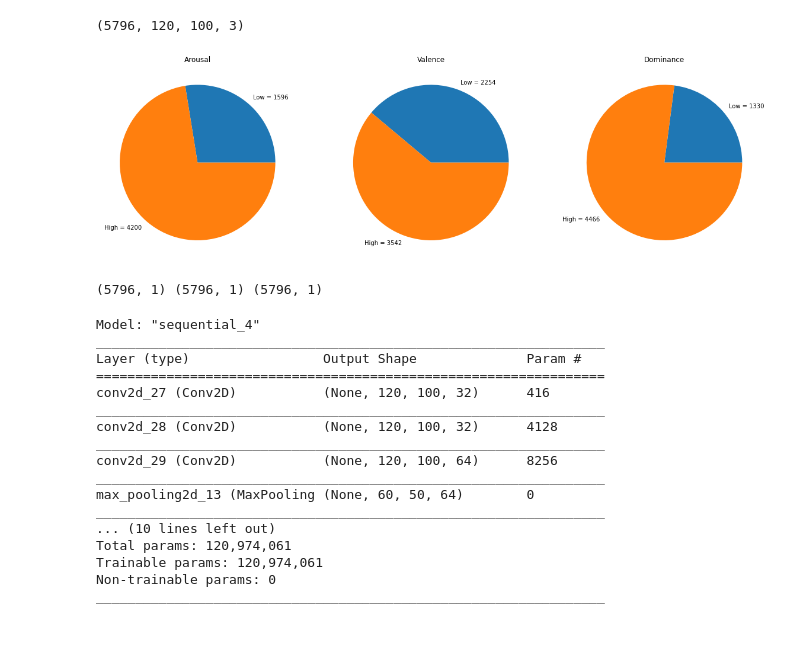
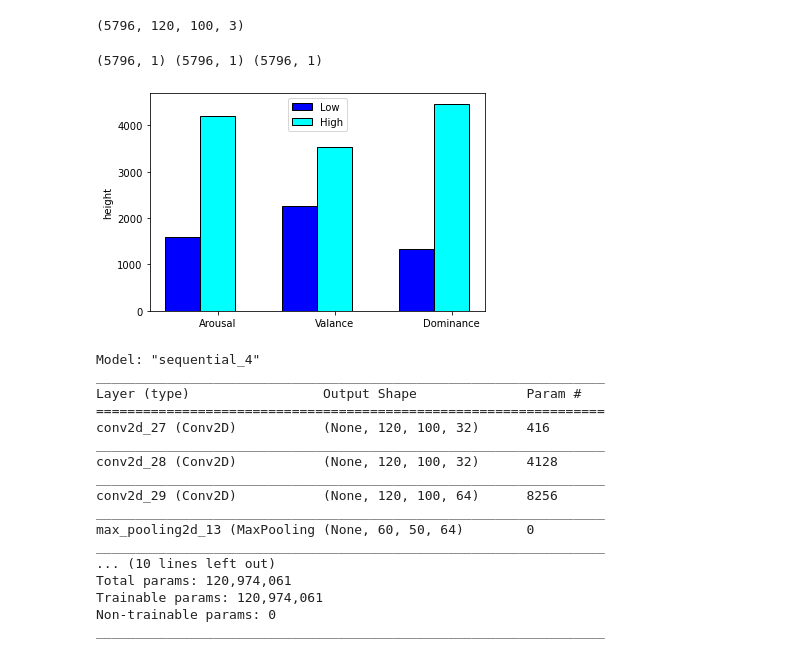
Before and after one commit to MdSakibKhan/Affective_State_Recognition, a Jupyter notebook: Spectogram_2DCNN+XGB - Arousal.ipynb, the cells around one changed output. Drawn from its saved outputs; the diff is of its cells as text; code cells hidden in the pictures.

Commit message:
Class distribution Graph added for CNN

```diff
--- a/Spectogram_2DCNN+XGB - Arousal.ipynb
+++ b/Spectogram_2DCNN+XGB - Arousal.ipynb
@@ -144,22 +142,6 @@ for i in range(count):
         for j in range(14): # As each 14 channel co responds to 1 result, we are assigning same value for all the channel for each stimuli singals.
             Dominance.append([1]) # Empowered
             DominanceCountone = DominanceCountone+1
-# %%
-fig, (ax1, ax2, ax3) = plt.subplots(1, 3, figsize=(20, 7))
-
-# Creating plot
-ax1.pie([ArousalCountz,ArousalCountone], labels = ['Low = '+str(ArousalCountz),'High = '+str(ArousalCountone)])
-ax1.set_title('Arousal')
-
-ax2.pie([ValenceCountz,ValenceCountone], labels = ['Low = '+str(ValenceCountz),'High = '+str(ValenceCountone)])
-ax2.set_title('Valence')
-
-ax3.pie([DominanceCountz,DominanceCountone], labels = ['Low = '+str(DominanceCountz),'High = '+str(DominanceCountone)])
-ax3.set_title('Dominance')
-
-plt.show()
-# %% [output]
-[figure, removed]
 # %%
 arousal = np.array(Arousal)
 valance = np.array(Valence)
@@ -167,6 +149,41 @@ dominance = np.array(Dominance)
 print(arousal.shape, valance.shape, dominance.shape)
 # %% [output]
 (5796, 1) (5796, 1) (5796, 1)
+# %%
+# width of the bars
+barWidth = 0.3
+
+# Choose the height of the blue bars
+bars1 = [ArousalCountz, ValenceCountz, DominanceCountz]
+
+# Choose the height of the cyan bars
+bars2 = [ArousalCountone, ValenceCountone, DominanceCountone]
+
+# Choose the height of the error bars (bars1)
+yer1 = [0.5, 0.4, 0.5]
+
+# Choose the height of the error bars (bars2)
+yer2 = [1, 0.7, 1]
+
+
+r1 = np.arange(len(bars1))
+r2 = [x + barWidth for x in r1]
+
+# Create blue bars
+plt.bar(r1, bars1, width = barWidth, color = 'blue', edgecolor = 'black', yerr=yer1, capsize=7, label='Low')
+
+# Create cyan bars
+plt.bar(r2, bars2, width = barWidth, color = 'cyan', edgecolor = 'black', yerr=yer2, capsize=7, label='High')
+
+# general layout
+plt.xticks([r + barWidth for r in range(len(bars1))], ['Arousal', 'Valance', 'Dominance'])
+plt.ylabel('height')
+plt.legend()
+
+# Show graphic
+plt.show()
+# %% [output]
+[figure, added]
 # %%
 #Arousal
 
```
Also changed, not shown: parts of 2 cells of this notebook, 1 other file.
